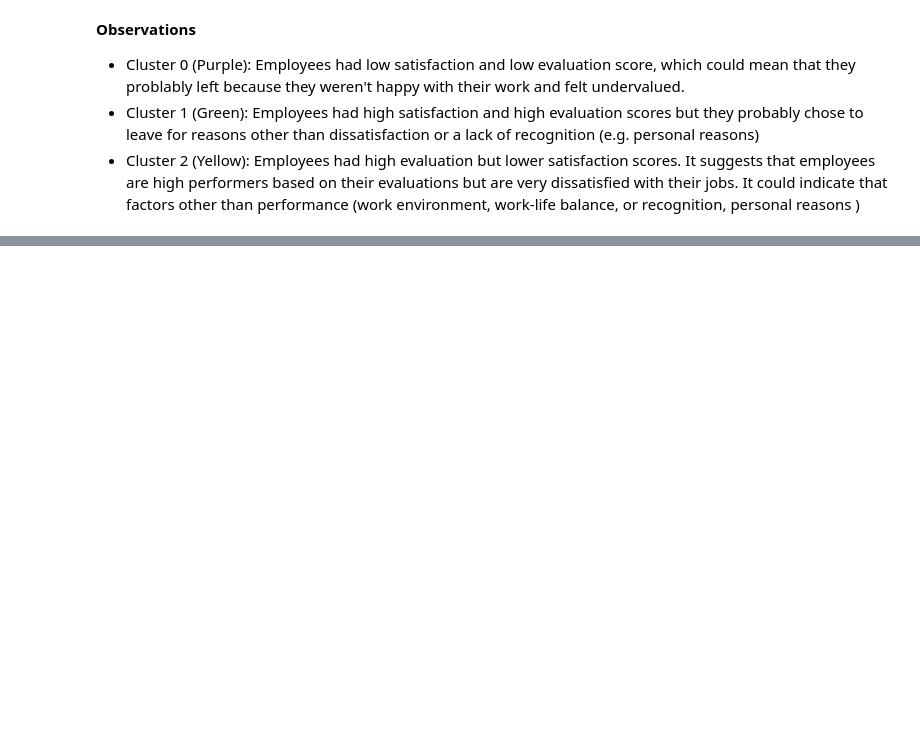
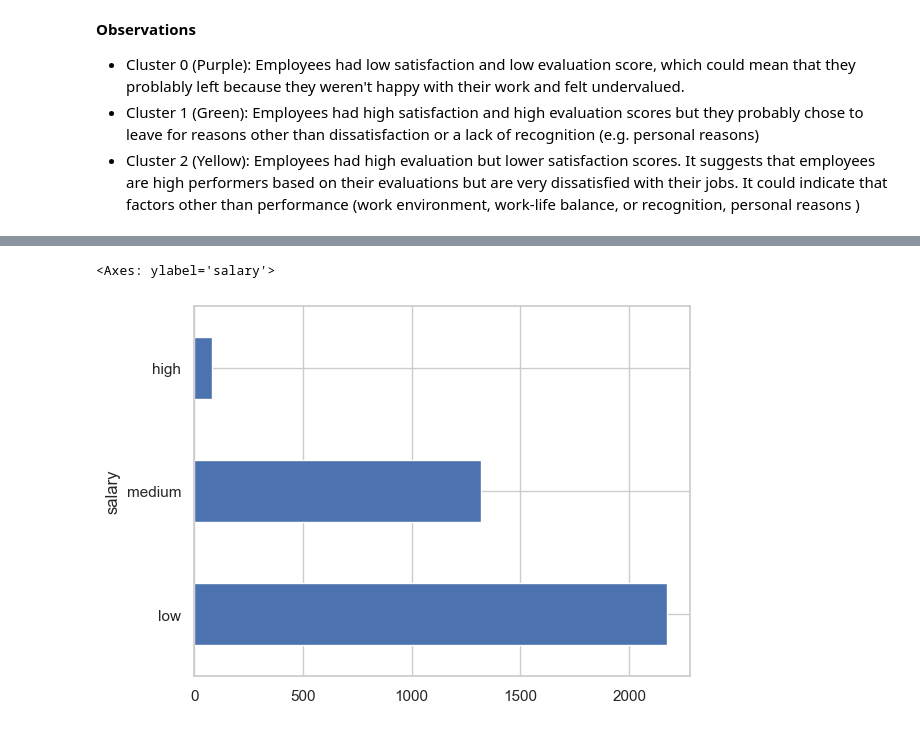
Before and after one commit to karmenatwork/4_CB_employees_turnover, a Jupyter notebook: main.ipynb, the cells around one changed output, grey strips where cells are left out. Cells and saved outputs as stored; diff of their text form; code cells hidden in the pictures; blank space fills up the shorter version.

```diff
--- a/main.ipynb
+++ b/main.ipynb
@@ -392,0 +387,6 @@ __Observations__
+# %%
+# Check imbalance
+left_df.salary.value_counts().plot.barh()
+# %% [output]
+<Axes: ylabel='salary'>
+[figure, added]
```
Also changed, not shown: parts of 24 cells of this notebook.
